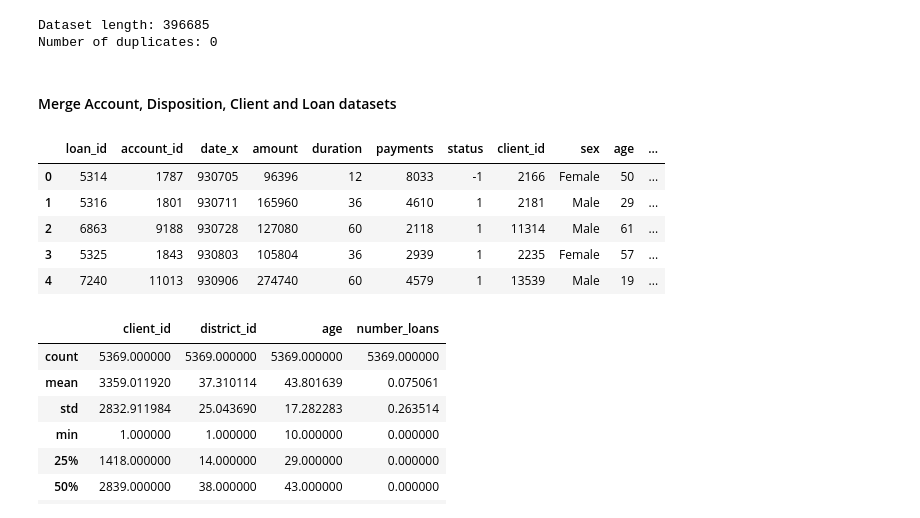
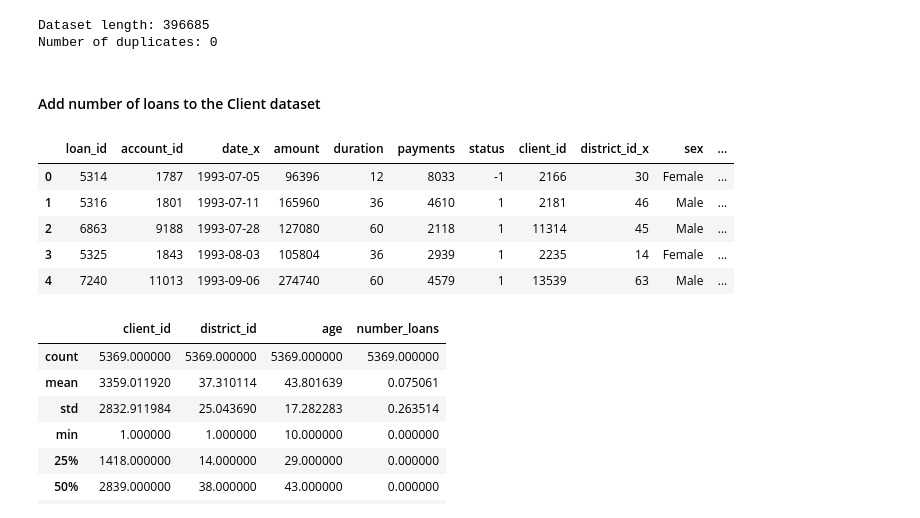
Before and after one commit to DanielaTomas/FCUP-DM1, a Jupyter notebook: DM1.ipynb, the cells around one changed output. Drawn from its saved outputs; the diff is of its cells as text; code cells hidden in the pictures.

```diff
--- a/DM1.ipynb
+++ b/DM1.ipynb
@@ -581,24 +612,20 @@ print("Number of duplicates: " + str(trans_dev.duplicated().sum()))
 # %% [output]
 Dataset length: 396685
 Number of duplicates: 0
-# %% [markdown]
-#### Merge Account, Disposition, Client and Loan datasets
+# %% [markdown]
+#### Add number of loans to the Client dataset
 # %%
 account_disp = pd.merge(account, disp, on='account_id', how='inner')
 account_disp_client = pd.merge(client, account_disp, on='client_id', how='inner')
 account_disp_client_loan = pd.merge(loan_dev, account_disp_client, on='account_id', how='inner')
-account_disp_client_loan['district_id'] = (account_disp_client_loan['district_id_x'] + account_disp_client_loan['district_id_y']) / 2
-account_disp_client_loan.drop('district_id_x', axis=1, inplace=True)
-account_disp_client_loan.drop('district_id_y', axis=1, inplace=True)
-
 account_disp_client_loan.head()
 # %% [output]
-|  | loan_id | account_id | date_x | amount | duration | payments | status | client_id | sex | age | ... |
-| 0 | 5314 | 1787 | 930705 | 96396 | 12 | 8033 | -1 | 2166 | Female | 50 | ... |
-| 1 | 5316 | 1801 | 930711 | 165960 | 36 | 4610 | 1 | 2181 | Male | 29 | ... |
-| 2 | 6863 | 9188 | 930728 | 127080 | 60 | 2118 | 1 | 11314 | Male | 61 | ... |
-| 3 | 5325 | 1843 | 930803 | 105804 | 36 | 2939 | 1 | 2235 | Female | 57 | ... |
-| 4 | 7240 | 11013 | 930906 | 274740 | 60 | 4579 | 1 | 13539 | Male | 19 | ... |
+|  | loan_id | account_id | date_x | amount | duration | payments | status | client_id | district_id_x | sex | ... |
+| 0 | 5314 | 1787 | 1993-07-05 | 96396 | 12 | 8033 | -1 | 2166 | 30 | Female | ... |
+| 1 | 5316 | 1801 | 1993-07-11 | 165960 | 36 | 4610 | 1 | 2181 | 46 | Male | ... |
+| 2 | 6863 | 9188 | 1993-07-28 | 127080 | 60 | 2118 | 1 | 11314 | 45 | Male | ... |
+| 3 | 5325 | 1843 | 1993-08-03 | 105804 | 36 | 2939 | 1 | 2235 | 14 | Female | ... |
+| 4 | 7240 | 11013 | 1993-09-06 | 274740 | 60 | 4579 | 1 | 13539 | 63 | Male | ... |
 # %%
 loan_counts = account_disp_client_loan['client_id'].value_counts().reset_index()
 loan_counts.columns = ['client_id', 'number_loans']
```
Also changed, not shown: parts of 8 cells of this notebook.
